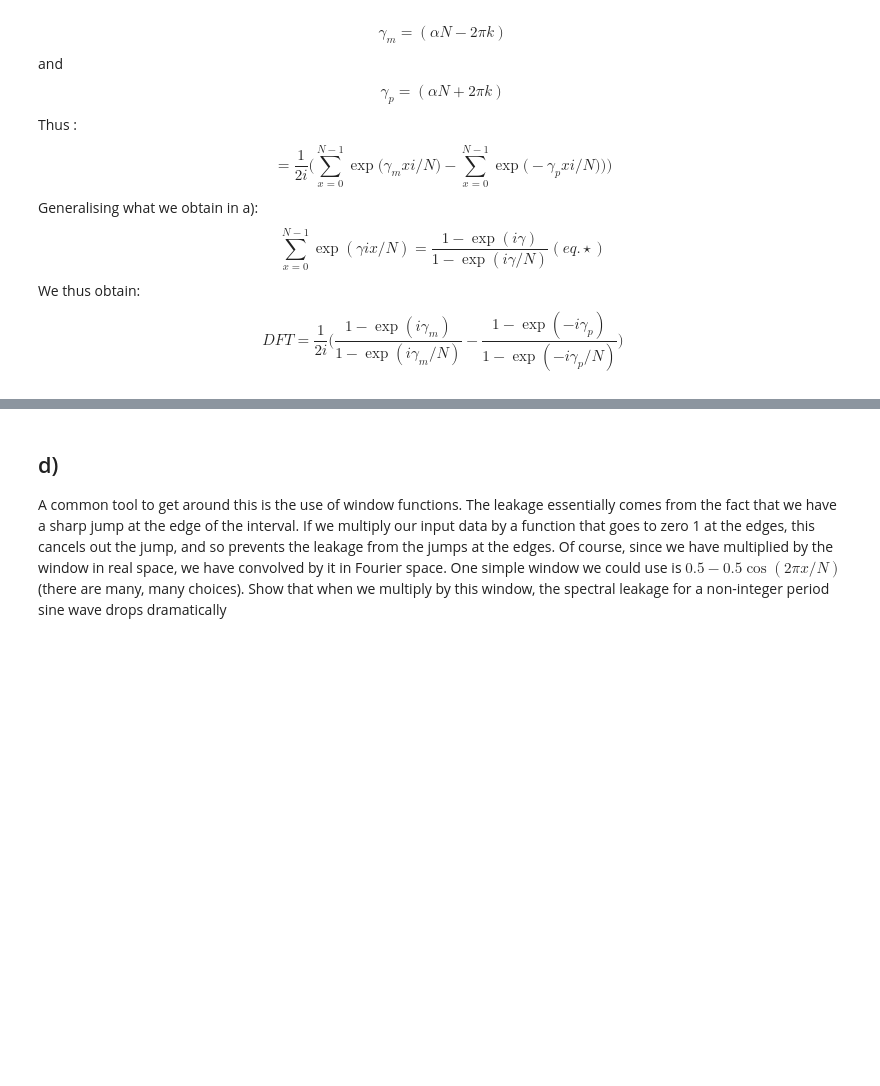
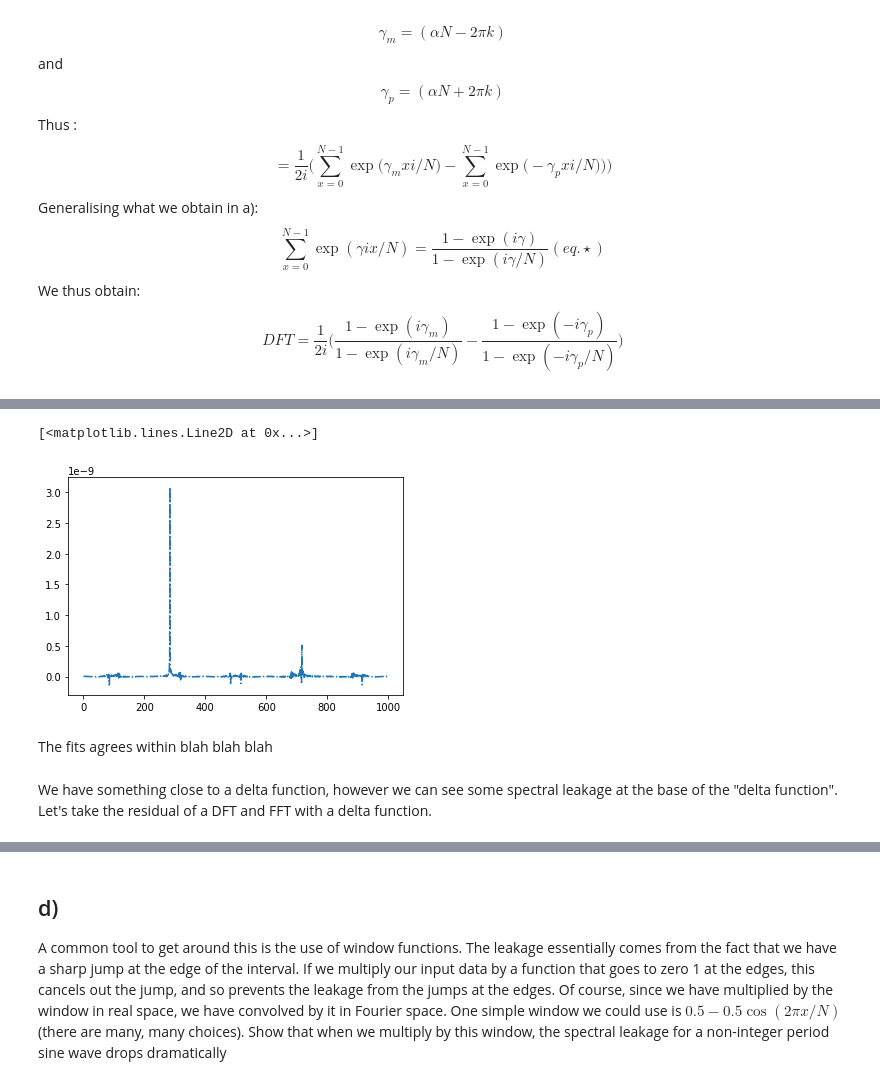
Before and after one commit to RphlFrmnt/PHYS512, a Jupyter notebook: Assign_4.ipynb, the cells around one changed output, grey strips where cells are left out. Cells and saved outputs as stored; diff of their text form; code cells hidden in the pictures; blank space fills up the shorter version.

```diff
--- a/Assign_4.ipynb
+++ b/Assign_4.ipynb
@@ -313,0 +317,11 @@ plt.plot(k,FFT,".")
+# %%
+# Computing the residual of DFT vs FFT
+Res = np.abs(DFT)-np.abs(FFT)
+plt.plot(k,Res,"-.")
+# %% [output]
+[<matplotlib.lines.Line2D at 0x...>]
+[figure, added]
+# %% [markdown]
+The fits agrees within blah blah blah
+# %% [markdown]
+We have something close to a delta function, however we can see some spectral leakage at the base of the "delta function". Let's take the residual of a DFT and FFT with a delta function.
```
Also changed, not shown: parts of 12 cells of this notebook.
